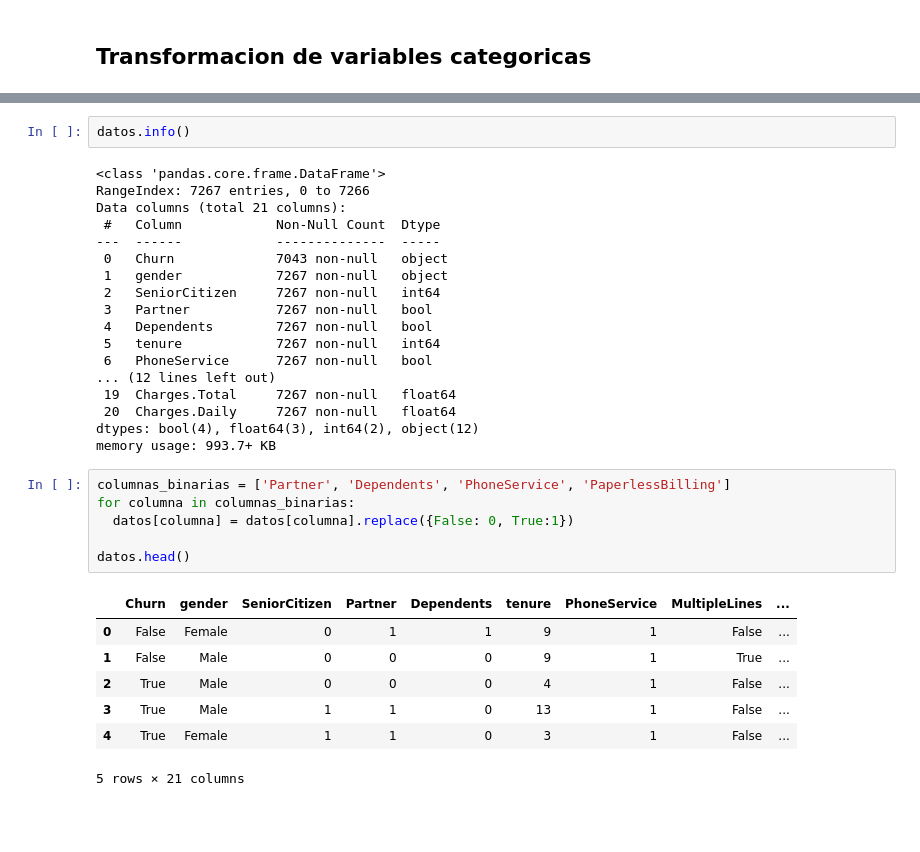
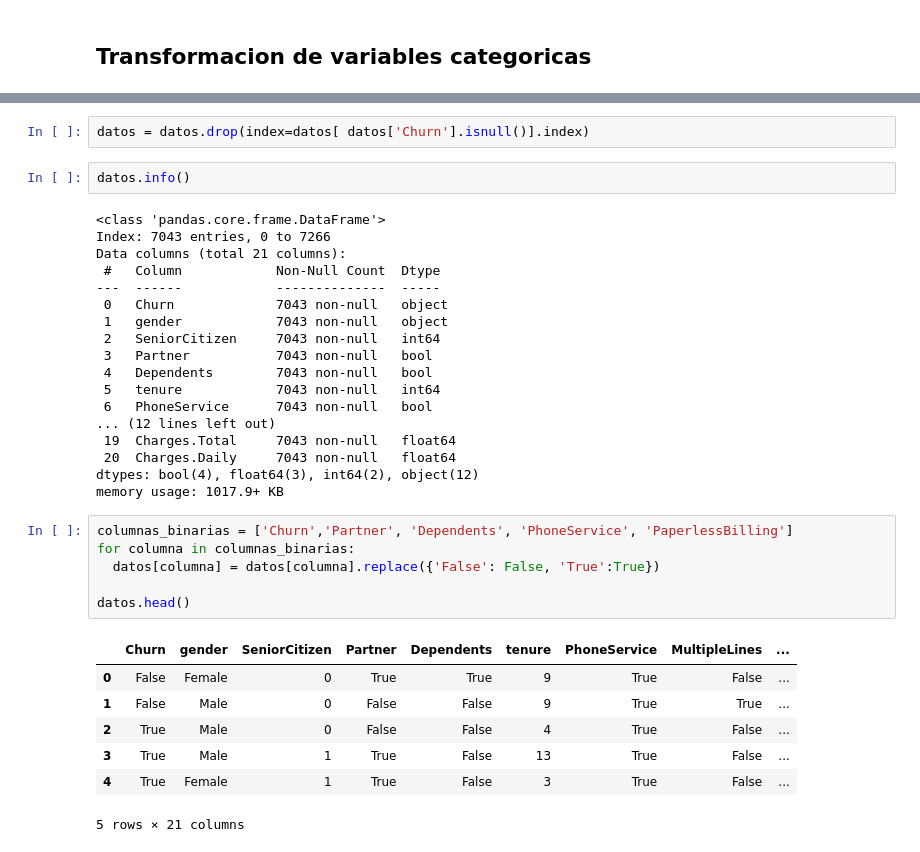
Before and after one commit to lukitasmois/TelecomX_LATAM_2, a Jupyter notebook: TelexomX_parte2_Latam.ipynb, the cells around one changed output, grey strips where cells are left out. Drawn from its saved outputs; the diff is of its cells as text; blank space fills up the shorter version.

Commit message:
Elimino los registros que contienen 'Churn' null

```diff
--- a/TelexomX_parte2_Latam.ipynb
+++ b/TelexomX_parte2_Latam.ipynb
@@ -26,34 +33,36 @@ datos = datos.drop(columns='customerID')
+# %%
+datos = datos.drop(index=datos[ datos['Churn'].isnull()].index)
 # %%
 datos.info()
 # %% [output]
 <class 'pandas.core.frame.DataFrame'>
-RangeIndex: 7267 entries, 0 to 7266
+Index: 7043 entries, 0 to 7266
 Data columns (total 21 columns):
  #   Column            Non-Null Count  Dtype
 ---  ------            --------------  -----
  0   Churn             7043 non-null   object
- 1   gender            7267 non-null   object
- 2   SeniorCitizen     7267 non-null   int64
- 3   Partner           7267 non-null   bool
- 4   Dependents        7267 non-null   bool
- 5   tenure            7267 non-null   int64
- 6   PhoneService      7267 non-null   bool
+ 1   gender            7043 non-null   object
+ 2   SeniorCitizen     7043 non-null   int64
+ 3   Partner           7043 non-null   bool
+ 4   Dependents        7043 non-null   bool
+ 5   tenure            7043 non-null   int64
+ 6   PhoneService      7043 non-null   bool
 ... (12 lines left out)
- 19  Charges.Total     7267 non-null   float64
- 20  Charges.Daily     7267 non-null   float64
+ 19  Charges.Total     7043 non-null   float64
+ 20  Charges.Daily     7043 non-null   float64
 dtypes: bool(4), float64(3), int64(2), object(12)
-memory usage: 993.7+ KB
+memory usage: 1017.9+ KB
 # %%
-columnas_binarias = ['Partner', 'Dependents', 'PhoneService', 'PaperlessBilling']
+columnas_binarias = ['Churn','Partner', 'Dependents', 'PhoneService', 'PaperlessBilling']
 for columna in columnas_binarias:
-  datos[columna] = datos[columna].replace({False: 0, True:1})
+  datos[columna] = datos[columna].replace({'False': False, 'True':True})
 
 datos.head()
 # %% [output]
 |  | Churn | gender | SeniorCitizen | Partner | Dependents | tenure | PhoneService | MultipleLines | ... |
-| 0 | False | Female | 0 | 1 | 1 | 9 | 1 | False | ... |
-| 1 | False | Male | 0 | 0 | 0 | 9 | 1 | True | ... |
-| 2 | True | Male | 0 | 0 | 0 | 4 | 1 | False | ... |
-| 3 | True | Male | 1 | 1 | 0 | 13 | 1 | False | ... |
-| 4 | True | Female | 1 | 1 | 0 | 3 | 1 | False | ... |
+| 0 | False | Female | 0 | True | True | 9 | True | False | ... |
+| 1 | False | Male | 0 | False | False | 9 | True | True | ... |
+| 2 | True | Male | 0 | False | False | 4 | True | False | ... |
+| 3 | True | Male | 1 | True | False | 13 | True | False | ... |
+| 4 | True | Female | 1 | True | False | 3 | True | False | ... |
 5 rows × 21 columns
```
Also changed, not shown: parts of 3 cells of this notebook.
